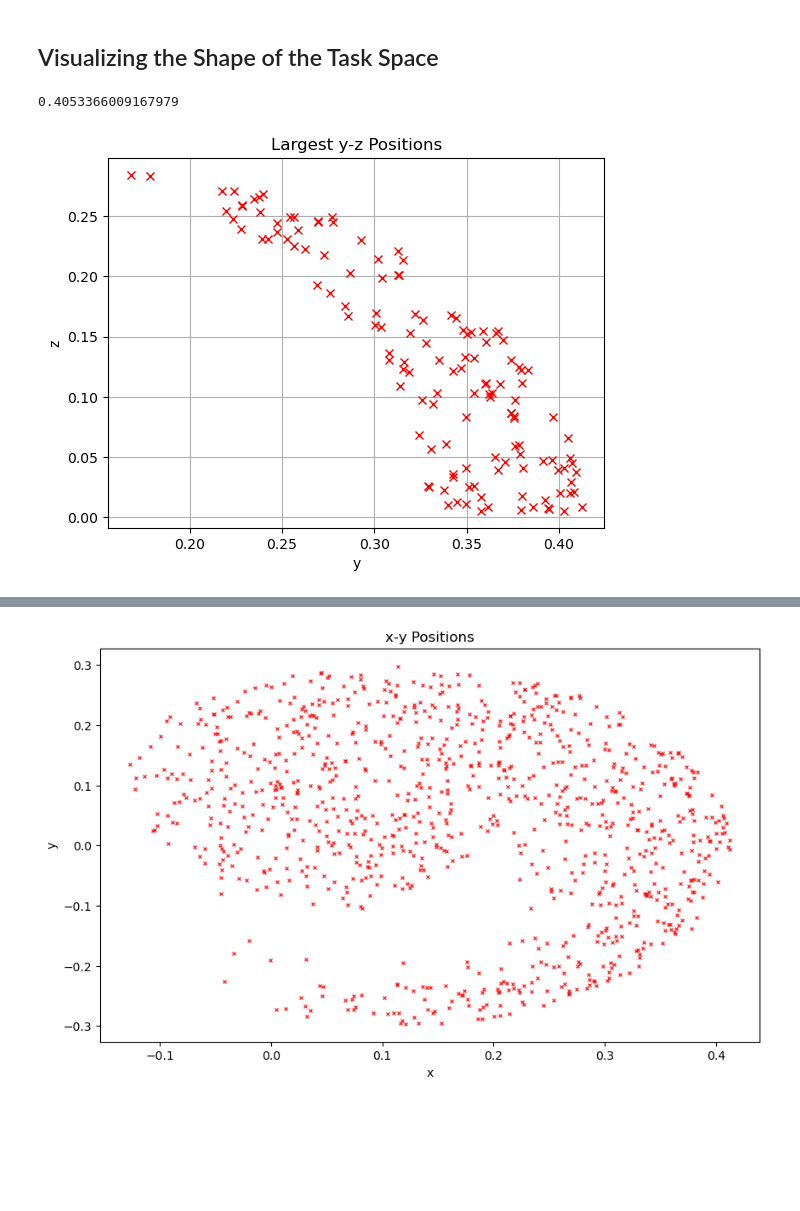
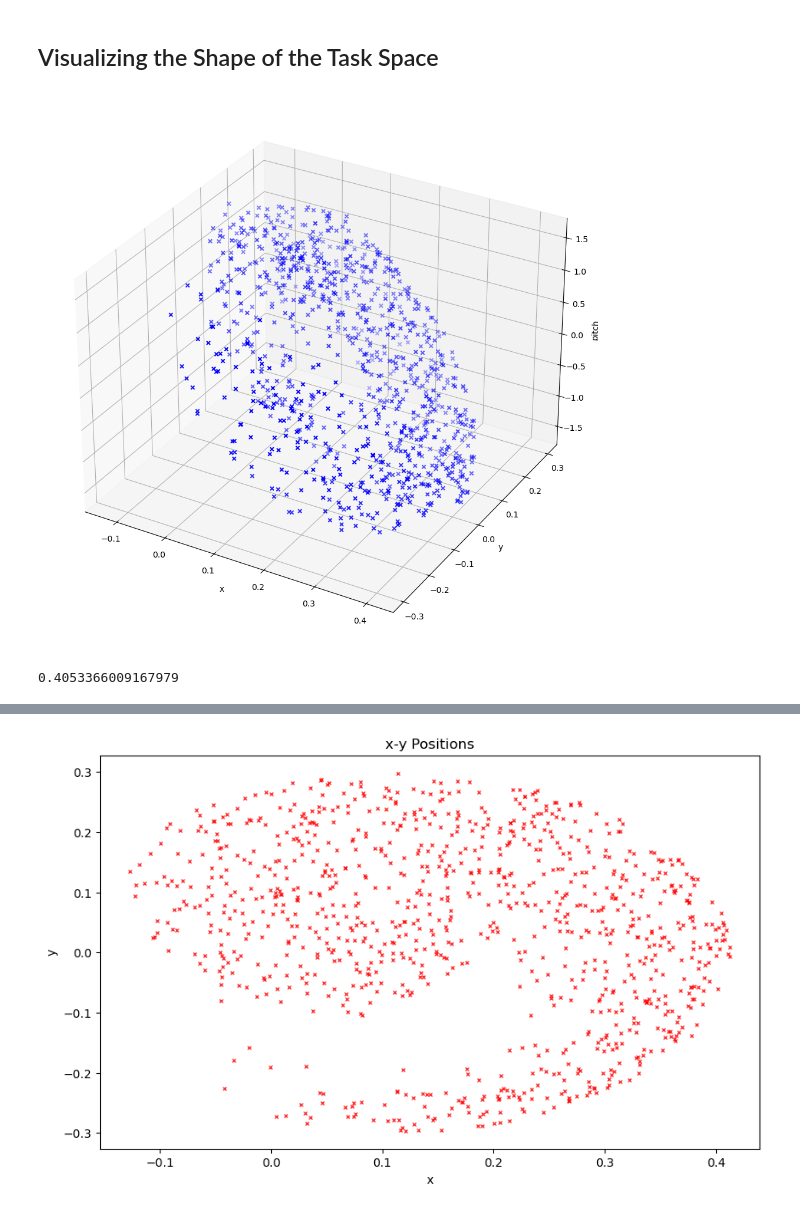
Before and after one commit to XavierVI/InverseKinematicsWithML, a Jupyter notebook: notebooks/data_analysis.ipynb, the cells around one changed output, grey strips where cells are left out. Saved outputs shown, nothing was run; the diff lists cells and outputs as text; code cells hidden in the pictures; blank space fills up the shorter version.

```diff
--- a/notebooks/data_analysis.ipynb
+++ b/notebooks/data_analysis.ipynb
@@ -22,6 +22,24 @@ dtypes: float64(6)
 memory usage: 47.0 KB
 # %% [markdown]
 ## Visualizing the Shape of the Task Space
+# %%
+fig = plt.figure(figsize=(12,16))
+ax = fig.add_subplot(projection='3d')
+ax.scatter(
+    data['x'].values,
+    data['y'].values,
+    data['pitch'].values,
+    marker='x',
+    color='blue'
+)
+
+ax.set_xlabel('x')
+ax.set_ylabel('y')
+ax.set_zlabel('pitch')
+
+plt.show()
+# %% [output]
+[figure, added]
 # %%
 # computing average max distance
 num_of_rows = 20
@@ -36,21 +54,3 @@ for index, row in largest_pairs.iterrows():
 print(sum(distances) / num_of_rows)
 # %% [output]
 0.4053366009167979
-# %%
-# filter out everything that has a distance < threshold
-def isFar(y, z):
-    threshold = 0.33
-    return (np.sqrt(y**2 + z**2) >= threshold) & (y > 0) & (z > 0)
-
-largest_points = data.loc[isFar(data['x'], data['y']), ['x', 'y']]
-largest_points
-
-plt.plot(largest_points.loc[:, 'x'], largest_points.loc[:, 'y'], 'xr')
-plt.xlabel('y')
-# plt.xlim([0, 0.35])
-plt.ylabel('z')
-plt.title('Largest y-z Positions')
-plt.grid(True)
-plt.show()
-# %% [output]
-[figure, removed]
```
Also changed, not shown: parts of 1 cell of this notebook, 2 other files.
